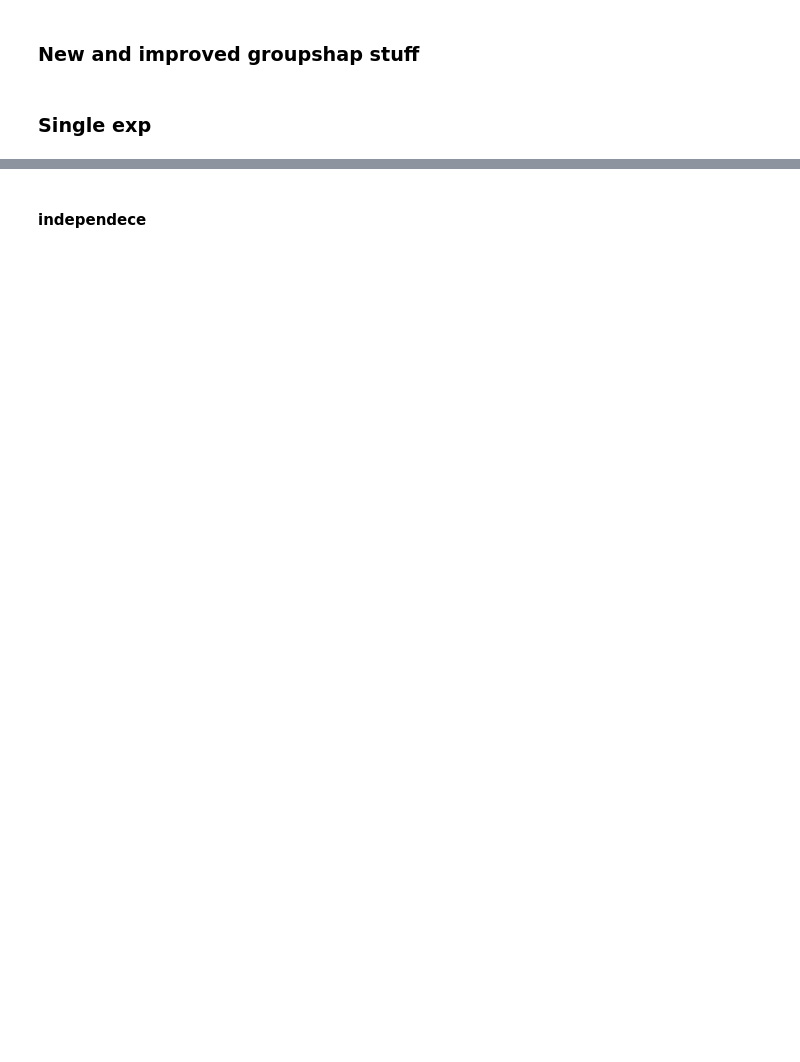
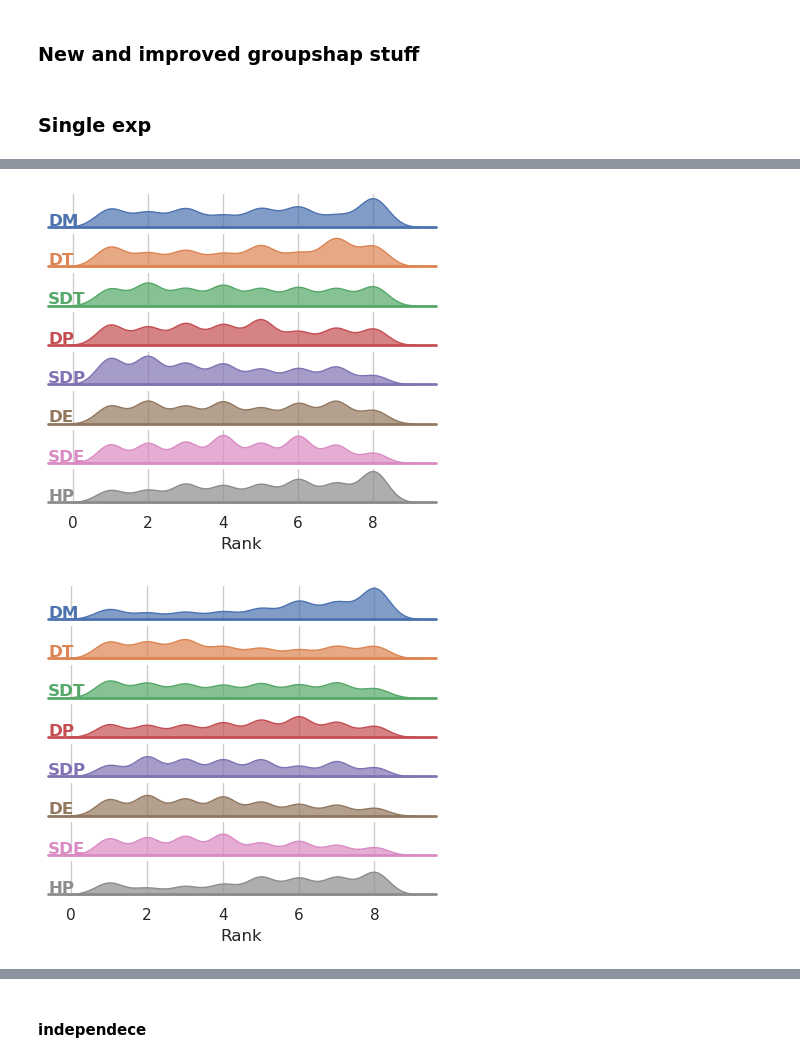
Before and after one commit to AlexVogt1/gym-md, a Jupyter notebook: groupshap.ipynb, the cells around one changed output, grey strips where cells are left out. Drawn from its saved outputs; the diff is of its cells as text; code cells hidden in the pictures; blank space fills up the shorter version.

```diff
--- a/groupshap.ipynb
+++ b/groupshap.ipynb
@@ -1375,0 +1562,6 @@ Reducing 'n_batches' typically reduces the computation time at the cost of incre
+# %%
+create_ridge_plot(df_with_row_ranks[df_with_row_ranks['action']=='TREASURE'], rank_columns)
+create_ridge_plot(df_with_adjusted_ranks[df_with_adjusted_ranks['action']=='TREASURE'], rank_columns)
+# %% [output]
+[figure, added]
+[figure, added]
```
Also changed, not shown: parts of 19 cells of this notebook, 3 other files.
